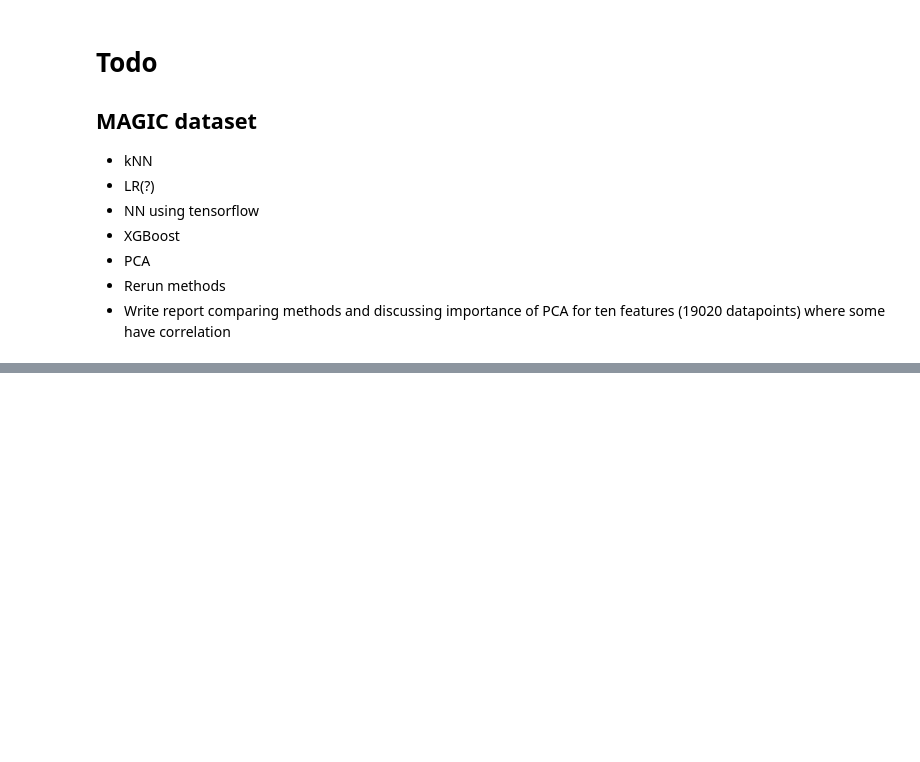
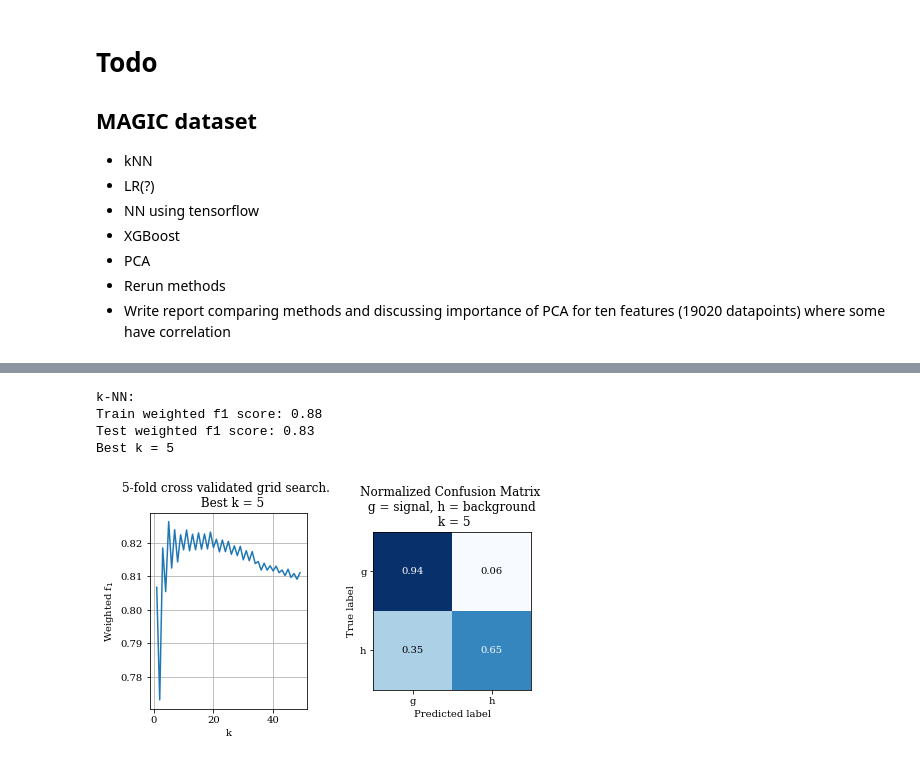
Before and after one commit to liseanh/FYS-STK4155-project3, a Jupyter notebook: Exploring data.ipynb, the cells around one changed output, grey strips where cells are left out. Cells and saved outputs as stored; diff of their text form; code cells hidden in the pictures; blank space fills up the shorter version.

```diff
--- a/Exploring data.ipynb
+++ b/Exploring data.ipynb
@@ -88,9 +99,8 @@ plt.show()
 # %%
 knn_base = sklne.KNeighborsClassifier()
 
-hyperparams_knn = {"n_neighbors": np.arange(1, 200)}
-# As we saw in the earlier plot, we have an imbalanced dataset.
-# Therefore we use the weighted F1 score instead of accuracy.
+hyperparams_knn = {"n_neighbors": np.arange(1, 50)}
+# As we saw in the earlier plot, we have an imbalanced dataset. Therefore we use the F1 score instead of accuracy
 grid_search_knn = sklms.GridSearchCV(
     knn_base,
     hyperparams_knn,
@@ -129,0 +135,43 @@ print(grid_search_knn.best_params_)
+# %%
+print("k-NN:")
+print(f"Train weighted f1 score: {grid_search_knn.score(X_train, y_train):.2f}")
+print(f"Test weighted f1 score: {grid_search_knn.score(X_test, y_test):.2f}")
+print(f"Best k = {grid_search_knn.best_params_['n_neighbors']}")
+fig, ax = plt.subplots(1, 2, figsize=[6.24123, 6.24123 / 1.618])
+y_pred_test = encoder.inverse_transform(grid_search_knn.predict(X_test))
+sklplt.metrics.plot_confusion_matrix(
+    encoder.inverse_transform(y_test.to_numpy()),
+    y_pred_test,
+    ax=ax[1],
+    hide_counts=False,
+    normalize=True,
+    title=f"Normalized Confusion Matrix "
+    + f"\n g = signal, h = background "
+    + f"\n k = {grid_search_knn.best_params_['n_neighbors']}",
+)
+# Scikit-plot doesn't let you disable colorbar, removing it manually
+im = ax[1].images
+cb = im[-1].colorbar
+cb.remove()
+ax[1].set_ylim([1.5, -0.5])
+ax[1].set_xlim([-0.5, 1.5])
+ax[0].plot(
+    hyperparams_knn["n_neighbors"], grid_search_knn.cv_results_["mean_test_score"]
+)
+ax[0].set_xlabel("k")
+ax[0].set_ylabel(r"Weighted f$_1$")
+ax[0].grid()
+ax[0].set_title(
+    f"5-fold cross validated grid search. \n  Best k = {grid_search_knn.best_params_['n_neighbors']}"
+)
+# fig.suptitle(fr"k Nearest Neighbors.")
+
+fig.tight_layout()  # (rect=[0, 0.03, 1, 0.95])
+fig.savefig("kNN_cv_results.pdf", dpi=1000)
+plt.show()
+# %% [output]
+k-NN:
+Train weighted f1 score: 0.88
+Test weighted f1 score: 0.83
+Best k = 5
+[figure, added]
```
Also changed, not shown: parts of 6 cells of this notebook.
